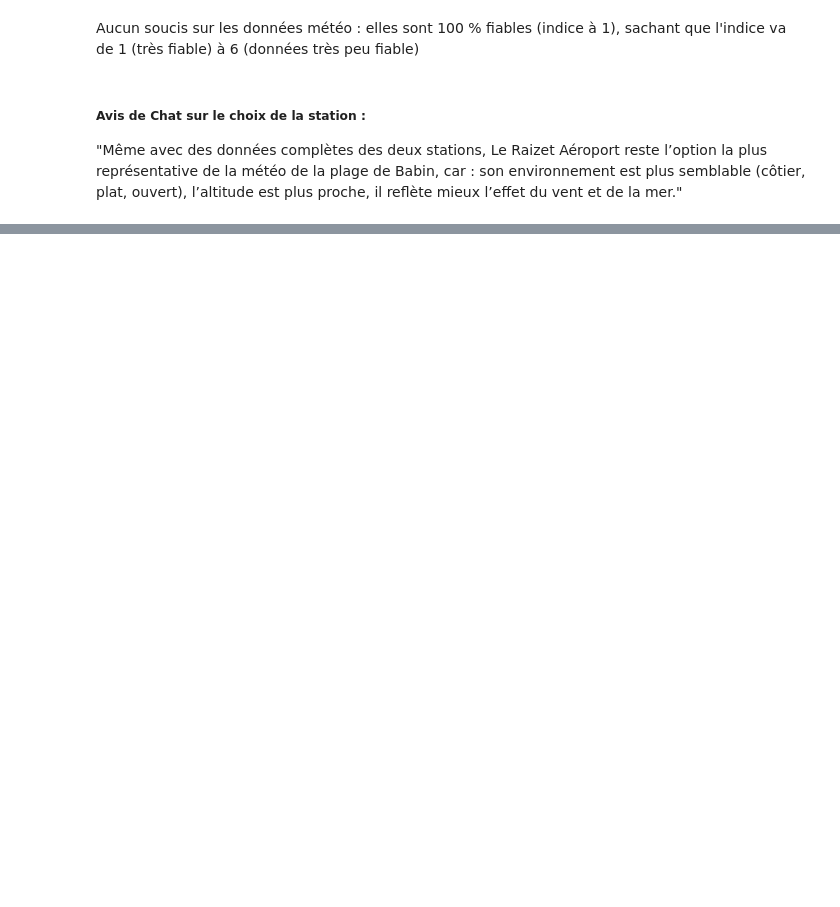
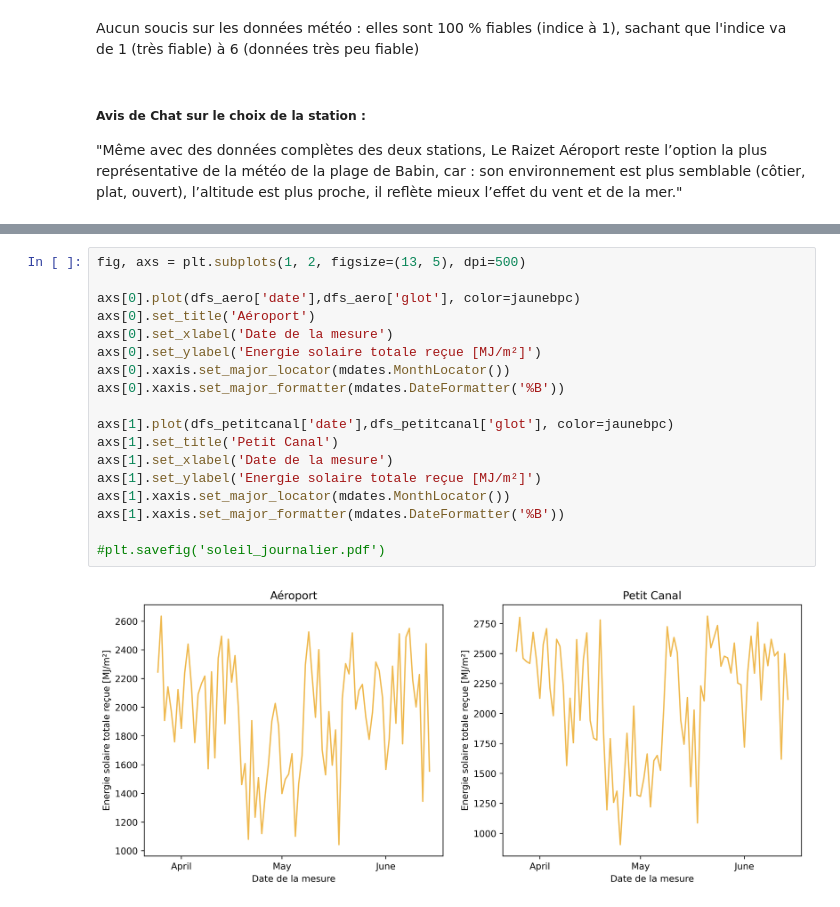
Before and after one commit to arthuserani/BleuAtlantiC_Physics, a Jupyter notebook: Données météo/traitement donnees.ipynb, the cells around one changed output, grey strips where cells are left out. Drawn from its saved outputs; the diff is of its cells as text; blank space fills up the shorter version.

```diff
--- a/Données météo/traitement donnees.ipynb
+++ b/Données météo/traitement donnees.ipynb
@@ -156,0 +198,20 @@ Aucun soucis sur les données météo : elles sont 100 % fiables (indice à 1),
+# %%
+fig, axs = plt.subplots(1, 2, figsize=(13, 5), dpi=500)
+
+axs[0].plot(dfs_aero['date'],dfs_aero['glot'], color=jaunebpc)
+axs[0].set_title('Aéroport')
+axs[0].set_xlabel('Date de la mesure')
+axs[0].set_ylabel('Energie solaire totale reçue [MJ/m²]')
+axs[0].xaxis.set_major_locator(mdates.MonthLocator())
+axs[0].xaxis.set_major_formatter(mdates.DateFormatter('%B'))
+
+axs[1].plot(dfs_petitcanal['date'],dfs_petitcanal['glot'], color=jaunebpc)
+axs[1].set_title('Petit Canal')
+axs[1].set_xlabel('Date de la mesure')
+axs[1].set_ylabel('Energie solaire totale reçue [MJ/m²]')
+axs[1].xaxis.set_major_locator(mdates.MonthLocator())
+axs[1].xaxis.set_major_formatter(mdates.DateFormatter('%B'))
+
+#plt.savefig('soleil_journalier.pdf')
+# %% [output]
+[figure, added]
```
Also changed, not shown: parts of 12 cells of this notebook, 7 other files.
